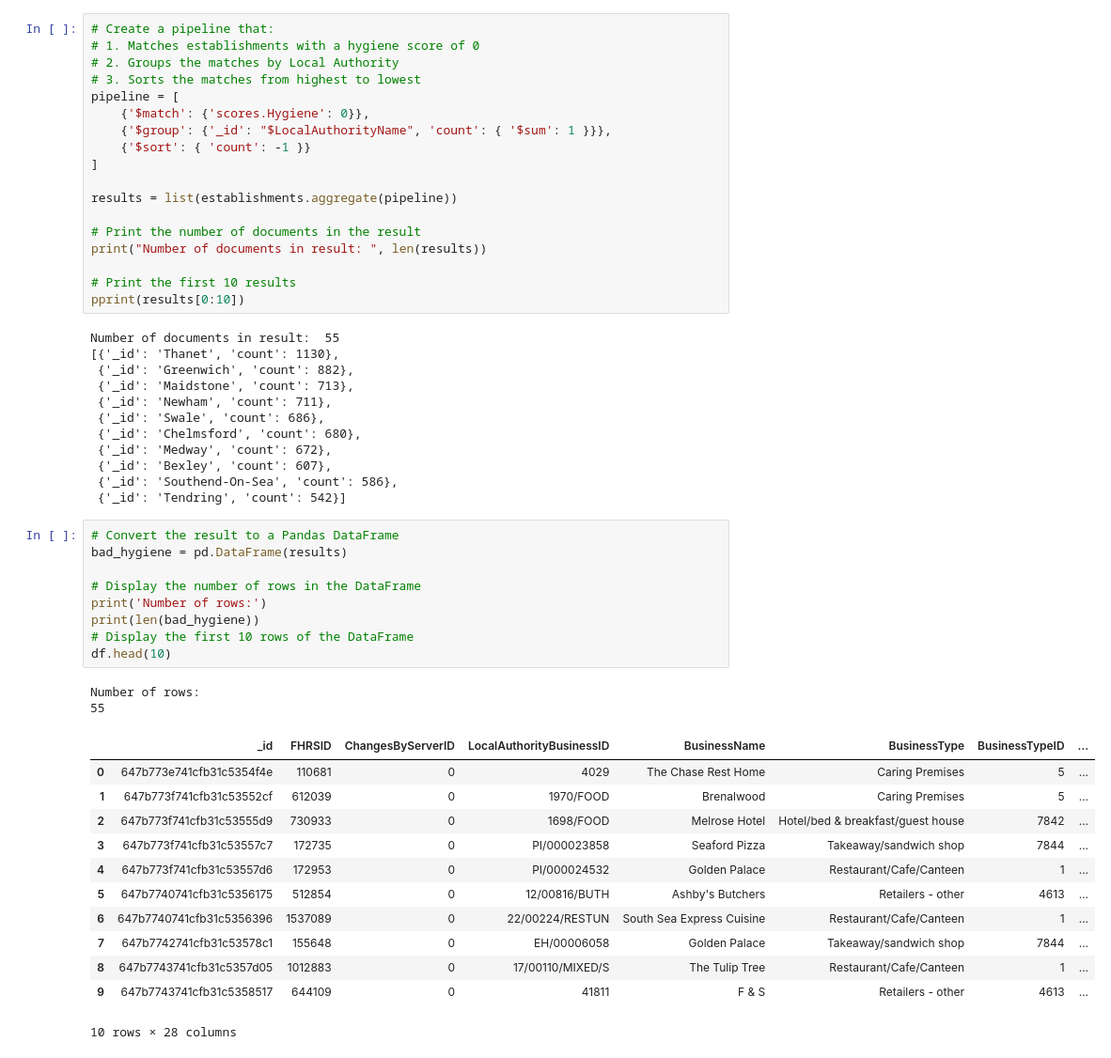
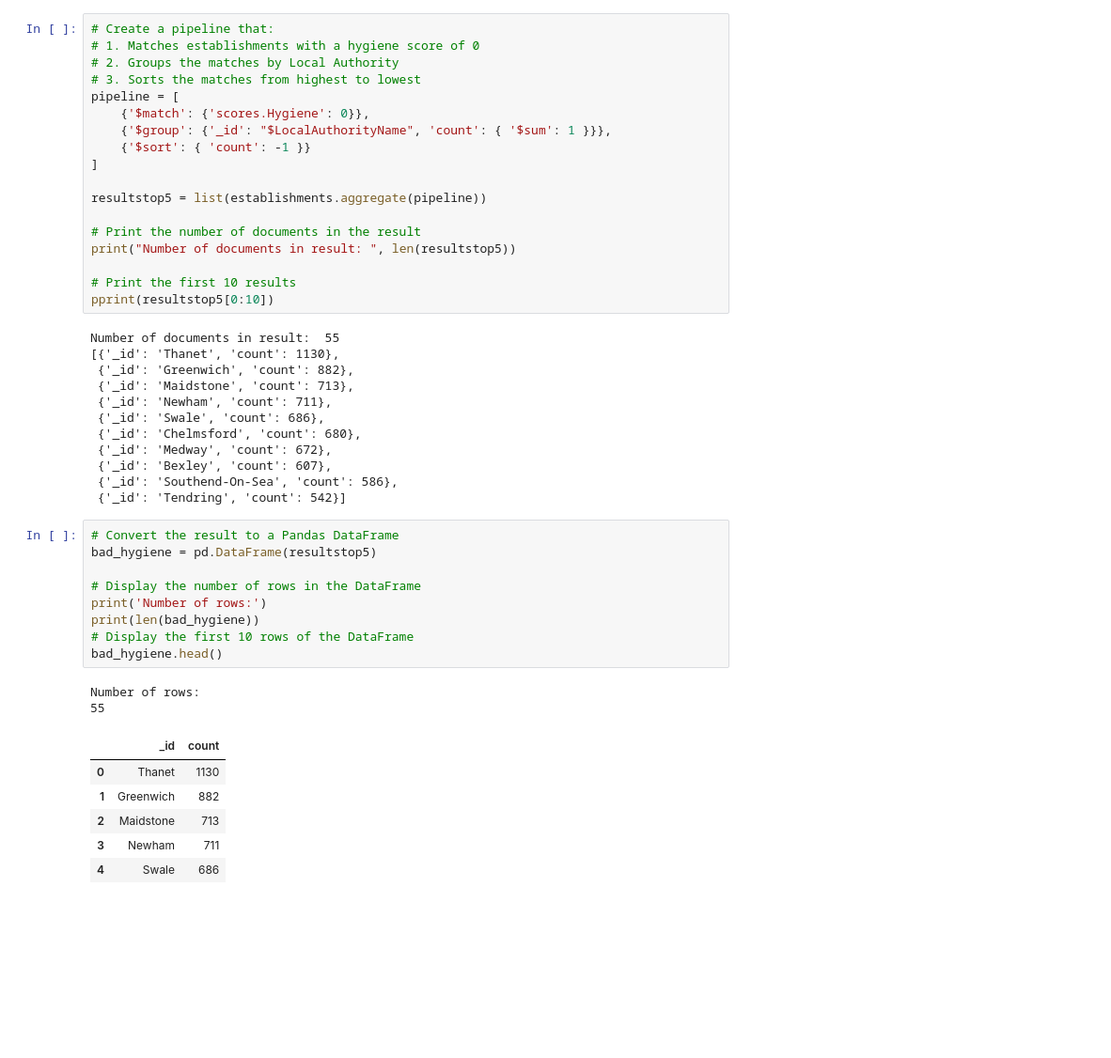
Before and after one commit to SavannahWithAnH/Module-12-Challenge, a Jupyter notebook: NoSQL_analysis.ipynb, the cells around one changed output. Shown at 94% size. Drawn from its saved outputs; the diff is of its cells as text; blank space fills up the shorter version.

```diff
--- a/NoSQL_analysis.ipynb
+++ b/NoSQL_analysis.ipynb
@@ -216,13 +216,13 @@ pipeline = [
     {'$sort': { 'count': -1 }}
 ]
 
-results = list(establishments.aggregate(pipeline))
+resultstop5 = list(establishments.aggregate(pipeline))
 
 # Print the number of documents in the result
-print("Number of documents in result: ", len(results))
+print("Number of documents in result: ", len(resultstop5))
 
 # Print the first 10 results
-pprint(results[0:10])
+pprint(resultstop5[0:10])
 # %% [output]
 Number of documents in result:  55
 [{'_id': 'Thanet', 'count': 1130},
@@ -237,25 +237,19 @@ Number of documents in result:  55
  {'_id': 'Tendring', 'count': 542}]
 # %%
 # Convert the result to a Pandas DataFrame
-bad_hygiene = pd.DataFrame(results)
+bad_hygiene = pd.DataFrame(resultstop5)
 
 # Display the number of rows in the DataFrame
 print('Number of rows:')
 print(len(bad_hygiene))
 # Display the first 10 rows of the DataFrame
-df.head(10)
+bad_hygiene.head()
 # %% [output]
 Number of rows:
 55
-|  | _id | FHRSID | ChangesByServerID | LocalAuthorityBusinessID | BusinessName | BusinessType | BusinessTypeID | ... |
-| 0 | 647b773e741cfb31c5354f4e | 110681 | 0 | 4029 | The Chase Rest Home | Caring Premises | 5 | ... |
-| 1 | 647b773f741cfb31c53552cf | 612039 | 0 | 1970/FOOD | Brenalwood | Caring Premises | 5 | ... |
-| 2 | 647b773f741cfb31c53555d9 | 730933 | 0 | 1698/FOOD | Melrose Hotel | Hotel/bed & breakfast/guest house | 7842 | ... |
-| 3 | 647b773f741cfb31c53557c7 | 172735 | 0 | PI/000023858 | Seaford Pizza | Takeaway/sandwich shop | 7844 | ... |
-| 4 | 647b773f741cfb31c53557d6 | 172953 | 0 | PI/000024532 | Golden Palace | Restaurant/Cafe/Canteen | 1 | ... |
-| 5 | 647b7740741cfb31c5356175 | 512854 | 0 | 12/00816/BUTH | Ashby's Butchers | Retailers - other | 4613 | ... |
-| 6 | 647b7740741cfb31c5356396 | 1537089 | 0 | 22/00224/RESTUN | South Sea Express Cuisine | Restaurant/Cafe/Canteen | 1 | ... |
-| 7 | 647b7742741cfb31c53578c1 | 155648 | 0 | EH/00006058 | Golden Palace | Takeaway/sandwich shop | 7844 | ... |
-| 8 | 647b7743741cfb31c5357d05 | 1012883 | 0 | 17/00110/MIXED/S | The Tulip Tree | Restaurant/Cafe/Canteen | 1 | ... |
-| 9 | 647b7743741cfb31c5358517 | 644109 | 0 | 41811 | F & S | Retailers - other | 4613 | ... |
+|  | _id | count |
+| 0 | Thanet | 1130 |
+| 1 | Greenwich | 882 |
+| 2 | Maidstone | 713 |
+| 3 | Newham | 711 |
+| 4 | Swale | 686 |
-10 rows × 28 columns
```
